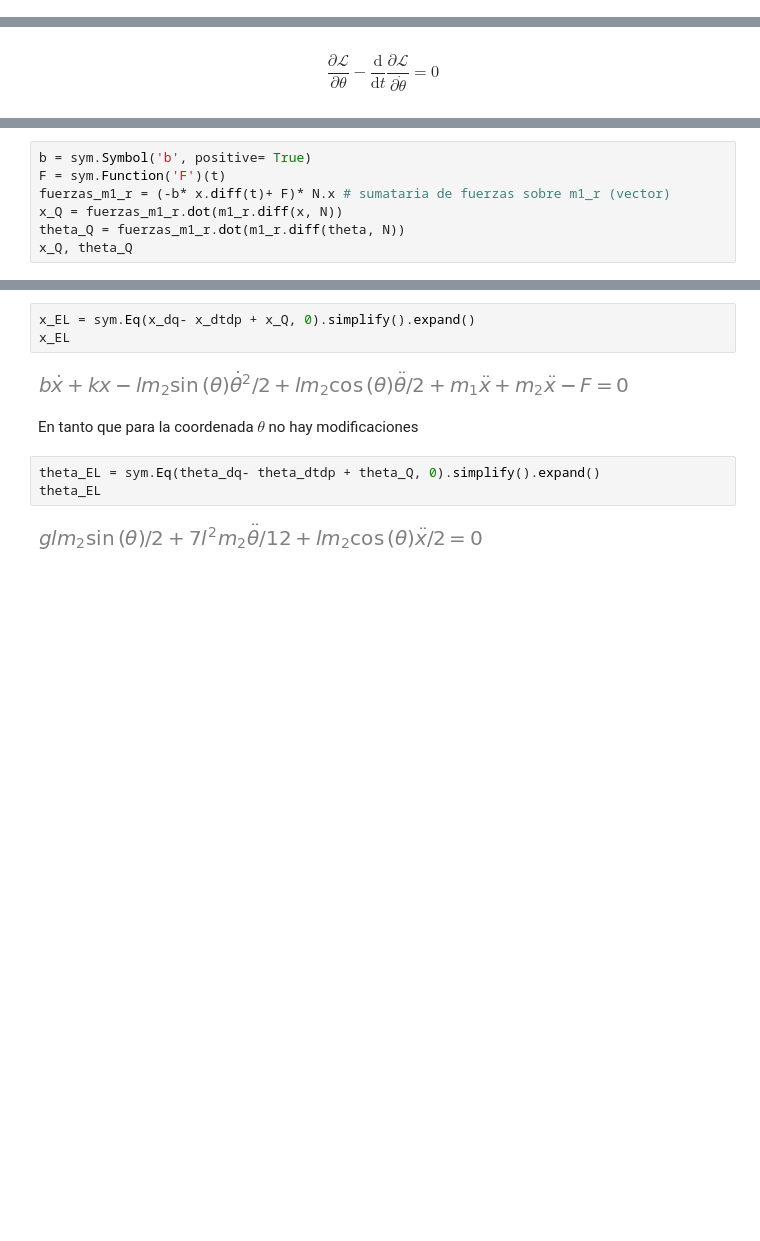
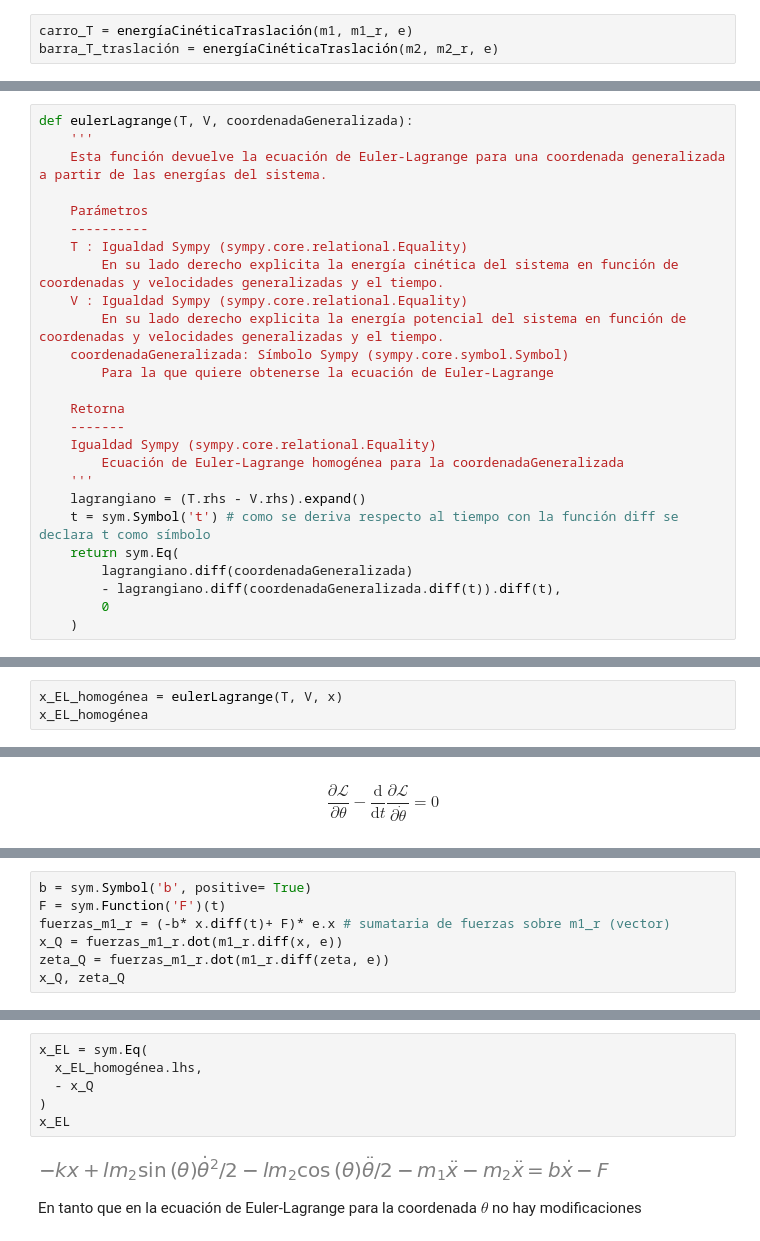
Before and after one commit to bettachini/MecanicaAnaliticaComputacional, a Jupyter notebook: 08NoConservativas/noConservativasEjemplos.ipynb, the cells around one changed output, grey strips where cells are left out. Drawn from its saved outputs; the diff is of its cells as text; blank space fills up the shorter version.

```diff
--- a/08NoConservativas/noConservativasEjemplos.ipynb
+++ b/08NoConservativas/noConservativasEjemplos.ipynb
@@ -145,0 +160,3 @@ T
+# %%
+carro_T = energíaCinéticaTraslación(m1, m1_r, e)
+barra_T_traslación = energíaCinéticaTraslación(m2, m2_r, e)
@@ -156,0 +231,26 @@ L
+# %%
+def eulerLagrange(T, V, coordenadaGeneralizada):
+    '''
+    Esta función devuelve la ecuación de Euler-Lagrange para una coordenada generalizada a partir de las energías del sistema.
+
+    Parámetros
+    ----------
+    T : Igualdad Sympy (sympy.core.relational.Equality)
+        En su lado derecho explicita la energía cinética del sistema en función de coordenadas y velocidades generalizadas y el tiempo.
+    V : Igualdad Sympy (sympy.core.relational.Equality)
+        En su lado derecho explicita la energía potencial del sistema en función de coordenadas y velocidades generalizadas y el tiempo.
+    coordenadaGeneralizada: Símbolo Sympy (sympy.core.symbol.Symbol)
+        Para la que quiere obtenerse la ecuación de Euler-Lagrange
+
+    Retorna
+    -------
+    Igualdad Sympy (sympy.core.relational.Equality)
+        Ecuación de Euler-Lagrange homogénea para la coordenadaGeneralizada
+    '''
+    lagrangiano = (T.rhs - V.rhs).expand()
+    t = sym.Symbol('t') # como se deriva respecto al tiempo con la función diff se declara t como símbolo
+    return sym.Eq(
+        lagrangiano.diff(coordenadaGeneralizada)
+        - lagrangiano.diff(coordenadaGeneralizada.diff(t)).diff(t),
+        0
+    )
@@ -169,0 +264,3 @@ x_EL
+# %%
+x_EL_homogénea = eulerLagrange(T, V, x)
+x_EL_homogénea
@@ -222,8 +319,8 @@ Este último procedimiento parece el más automático.
 # %%
 b = sym.Symbol('b', positive= True)
 F = sym.Function('F')(t)
-fuerzas_m1_r = (-b* x.diff(t)+ F)* N.x # sumataria de fuerzas sobre m1_r (vector)
-x_Q = fuerzas_m1_r.dot(m1_r.diff(x, N))
-theta_Q = fuerzas_m1_r.dot(m1_r.diff(theta, N))
-x_Q, theta_Q
+fuerzas_m1_r = (-b* x.diff(t)+ F)* e.x # sumataria de fuerzas sobre m1_r (vector)
+x_Q = fuerzas_m1_r.dot(m1_r.diff(x, e))
+zeta_Q = fuerzas_m1_r.dot(m1_r.diff(zeta, e))
+x_Q, zeta_Q
 # %% [output]
@@ -252,12 +369,10 @@ $$
 # %%
-x_EL = sym.Eq(x_dq- x_dtdp + x_Q, 0).simplify().expand()
+x_EL = sym.Eq(
+  x_EL_homogénea.lhs,
+  - x_Q
+)
 x_EL
 # %% [output]
-[figure, old version]
+[figure, new version]
 # %% [markdown]
-En tanto que para la coordenada $\theta$ no hay modificaciones
+En tanto que en la ecuación de Euler-Lagrange para la coordenada $\theta$ no hay modificaciones
-# %%
-theta_EL = sym.Eq(theta_dq- theta_dtdp + theta_Q, 0).simplify().expand()
-theta_EL
-# %% [output]
-[figure, removed]
```
Also changed, not shown: parts of 34 cells of this notebook, 3 other files.
